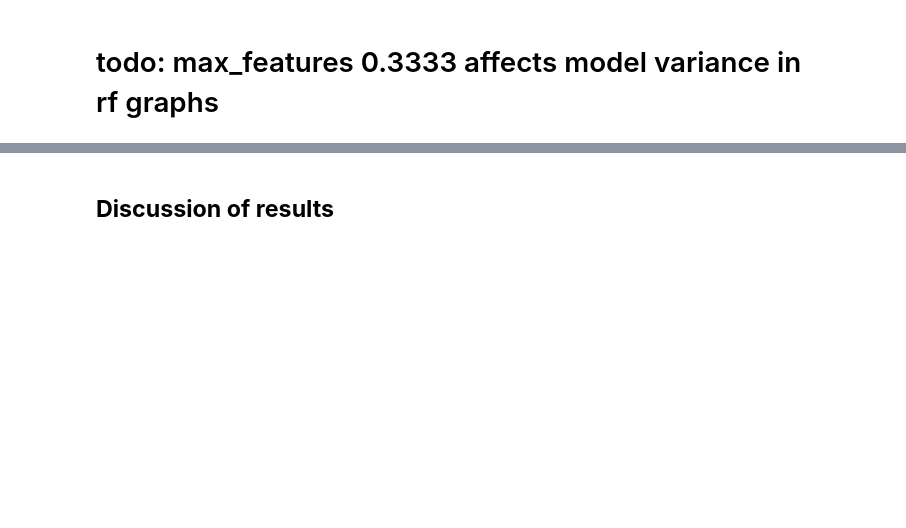
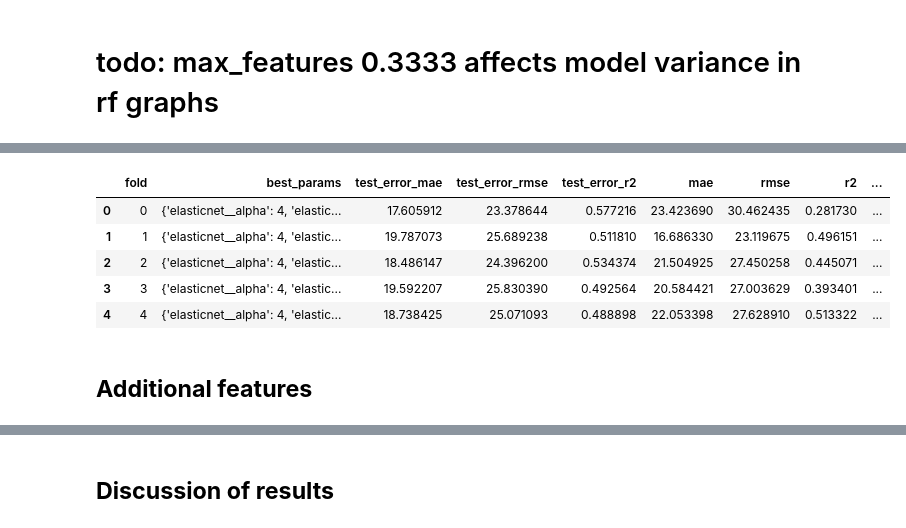
Before and after one commit to nkakowalska/CropNet, a Jupyter notebook: src/cropnet/feature_extraction.ipynb, the cells around one changed output, grey strips where cells are left out. Cells and saved outputs as stored; diff of their text form; code cells hidden in the pictures; blank space fills up the shorter version.

Commit message:
Added additional features section

```diff
--- a/src/cropnet/feature_extraction.ipynb
+++ b/src/cropnet/feature_extraction.ipynb
@@ -656,15 +701,24 @@ Elastic Net regression model is a Linear regression model with included addition
 # %%
 from sklearn.linear_model import ElasticNet
 from sklearn.preprocessing import StandardScaler
 
 elastic_net = (
         make_pipeline(SesonalFeatureSelector(), StandardScaler(), ElasticNet(random_state = RANDOM_STATE)),
         {
             "sesonalfeatureselector__time_period": ["all_year", "growing_season"],
-            "elasticnet__alpha": [0, 0.5, 1, 2, 5, 10, 50, 100, 500, 1000, 5000],
+            "elasticnet__alpha": [4, 6, 8, 10, 25, 50, 75, 100, 250, 500, 750, 1000],
             "elasticnet__l1_ratio": [0.01, 0.1, 0.25, 0.35, 0.5, 0.75, 0.9, 0.95, 1.0]
         },
 )
 
 result_elastic_net = evaluate_model(elastic_net, X, y, y_bin, groups, outer_cv, inner_cv)
 display(result_elastic_net)
+# %% [output]
+|  | fold | best_params | test_error_mae | test_error_rmse | test_error_r2 | mae | rmse | r2 | ... |
+| 0 | 0 | {'elasticnet__alpha': 4, 'elastic... | 17.605912 | 23.378644 | 0.577216 | 23.423690 | 30.462435 | 0.281730 | ... |
+| 1 | 1 | {'elasticnet__alpha': 4, 'elastic... | 19.787073 | 25.689238 | 0.511810 | 16.686330 | 23.119675 | 0.496151 | ... |
+| 2 | 2 | {'elasticnet__alpha': 4, 'elastic... | 18.486147 | 24.396200 | 0.534374 | 21.504925 | 27.450258 | 0.445071 | ... |
+| 3 | 3 | {'elasticnet__alpha': 4, 'elastic... | 19.592207 | 25.830390 | 0.492564 | 20.584421 | 27.003629 | 0.393401 | ... |
+| 4 | 4 | {'elasticnet__alpha': 4, 'elastic... | 18.738425 | 25.071093 | 0.488898 | 22.053398 | 27.628910 | 0.513322 | ... |
+# %% [markdown]
+## **Additional features**
```
Also changed, not shown: parts of 19 cells of this notebook, 1 other file.
